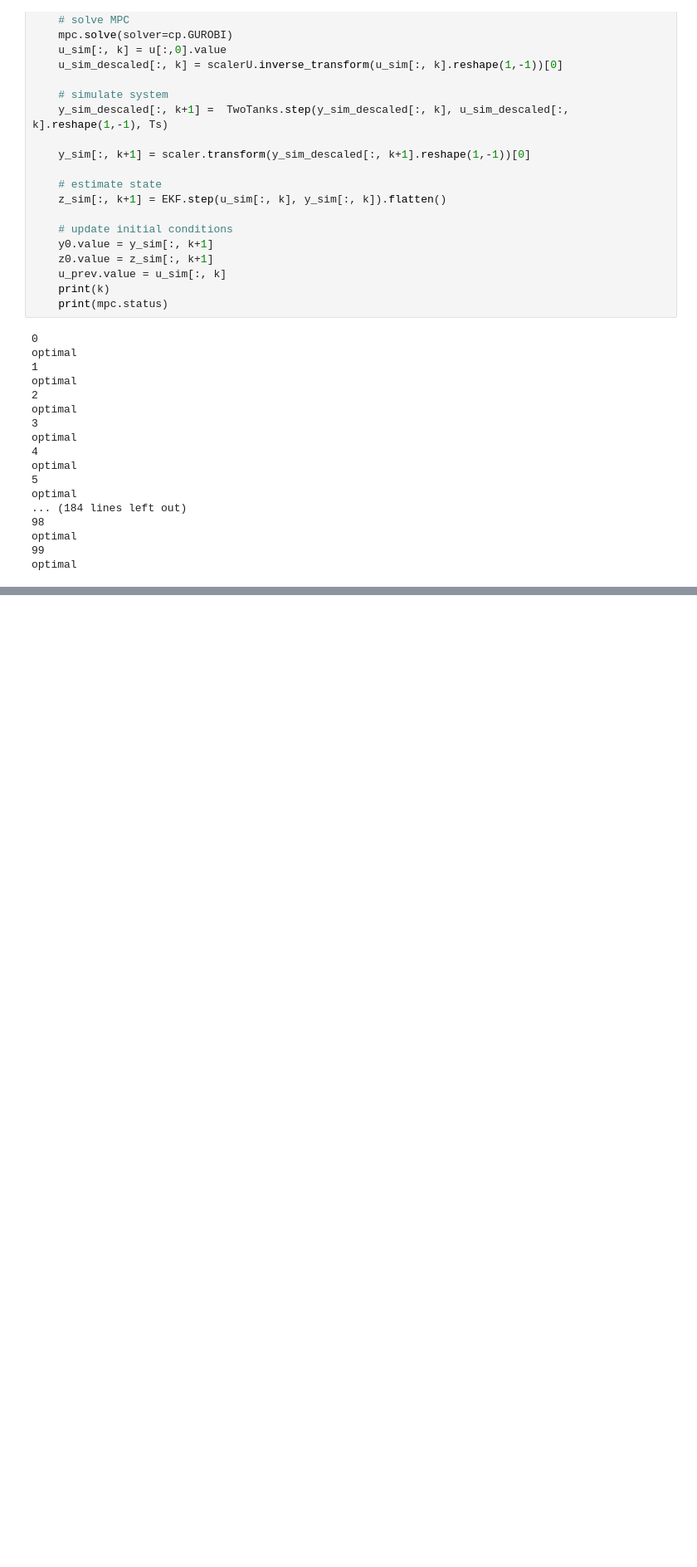
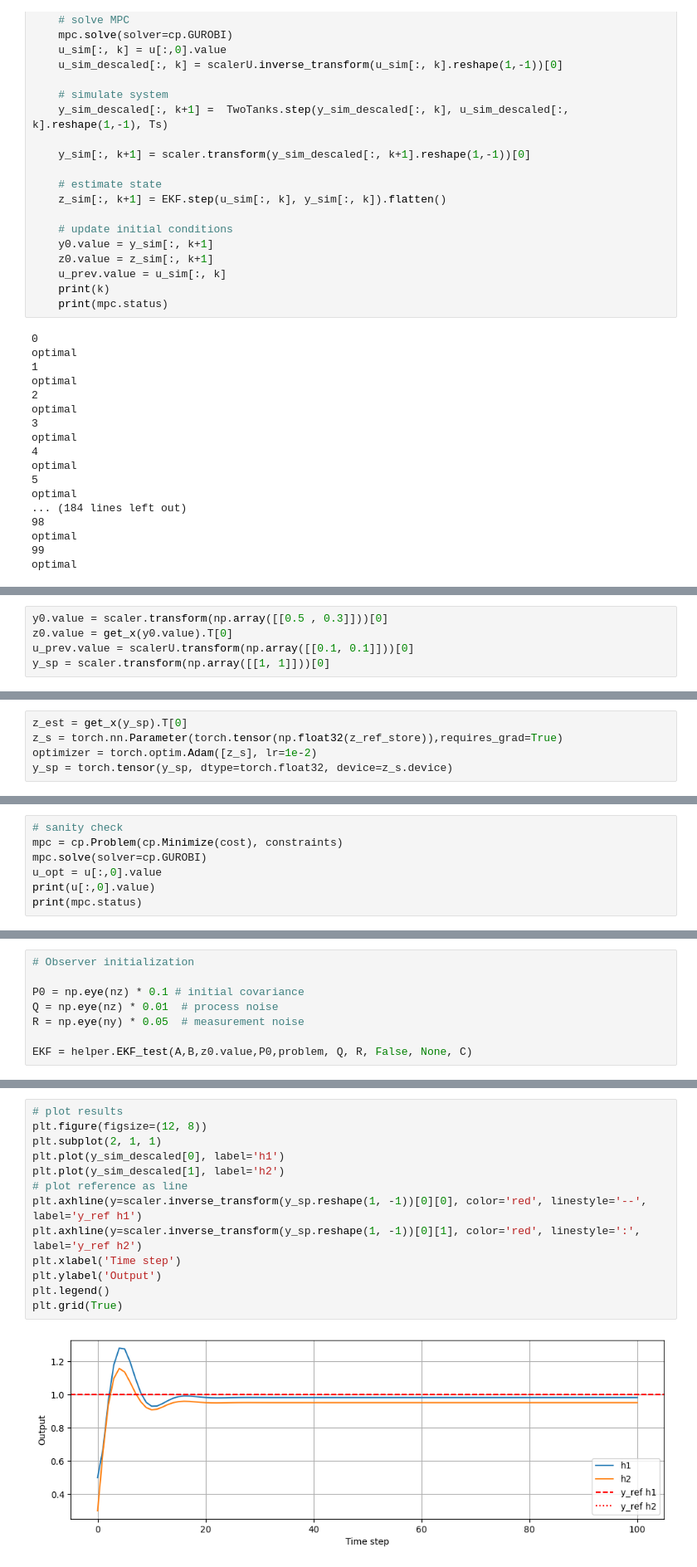
Before and after one commit to PatrikValabek/offset-free-koopman-mpc, a Jupyter notebook: example_control.ipynb, the cells around one changed output, grey strips where cells are left out. Shown at 83% size. Drawn from its saved outputs; the diff is of its cells as text; blank space fills up the shorter version.

```diff
--- a/example_control.ipynb
+++ b/example_control.ipynb
@@ -321,0 +481,5 @@ plt.grid(True)
+# %%
+y0.value = scaler.transform(np.array([[0.5 , 0.3]]))[0]
+z0.value = get_x(y0.value).T[0]
+u_prev.value = scalerU.transform(np.array([[0.1, 0.1]]))[0]
+y_sp = scaler.transform(np.array([[1, 1]]))[0]
@@ -321,0 +531,5 @@ plt.grid(True)
+# %%
+z_est = get_x(y_sp).T[0]
+z_s = torch.nn.Parameter(torch.tensor(np.float32(z_ref_store)),requires_grad=True)
+optimizer = torch.optim.Adam([z_s], lr=1e-2)
+y_sp = torch.tensor(y_sp, dtype=torch.float32, device=z_s.device)
@@ -321,0 +559,7 @@ plt.grid(True)
+# %%
+# sanity check
+mpc = cp.Problem(cp.Minimize(cost), constraints)
+mpc.solve(solver=cp.GUROBI)
+u_opt = u[:,0].value
+print(u[:,0].value)
+print(mpc.status)
@@ -321,0 +569,8 @@ plt.grid(True)
+# %%
+# Observer initialization
+
+P0 = np.eye(nz) * 0.1 # initial covariance
+Q = np.eye(nz) * 0.01  # process noise
+R = np.eye(ny) * 0.05  # measurement noise
+
+EKF = helper.EKF_test(A,B,z0.value,P0,problem, Q, R, False, None, C)
@@ -321,0 +635,15 @@ plt.grid(True)
+# %%
+# plot results
+plt.figure(figsize=(12, 8))
+plt.subplot(2, 1, 1)
+plt.plot(y_sim_descaled[0], label='h1')
+plt.plot(y_sim_descaled[1], label='h2')
+# plot reference as line
+plt.axhline(y=scaler.inverse_transform(y_sp.reshape(1, -1))[0][0], color='red', linestyle='--', label='y_ref h1')
+plt.axhline(y=scaler.inverse_transform(y_sp.reshape(1, -1))[0][1], color='red', linestyle=':', label='y_ref h2')
+plt.xlabel('Time step')
+plt.ylabel('Output')
+plt.legend()
+plt.grid(True)
+# %% [output]
+[figure, added]
```
Also changed, not shown: parts of 99 cells of this notebook, 1 other file.
